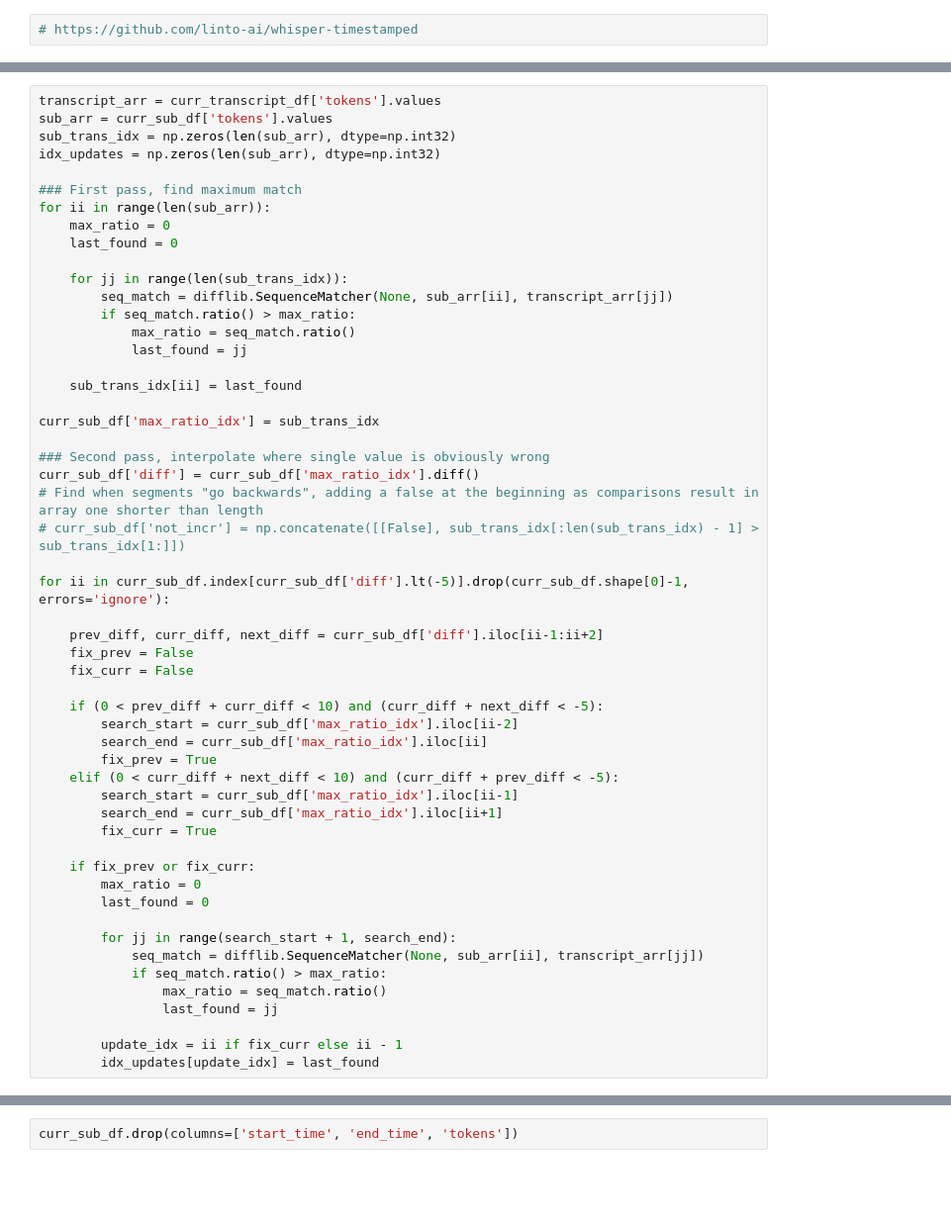
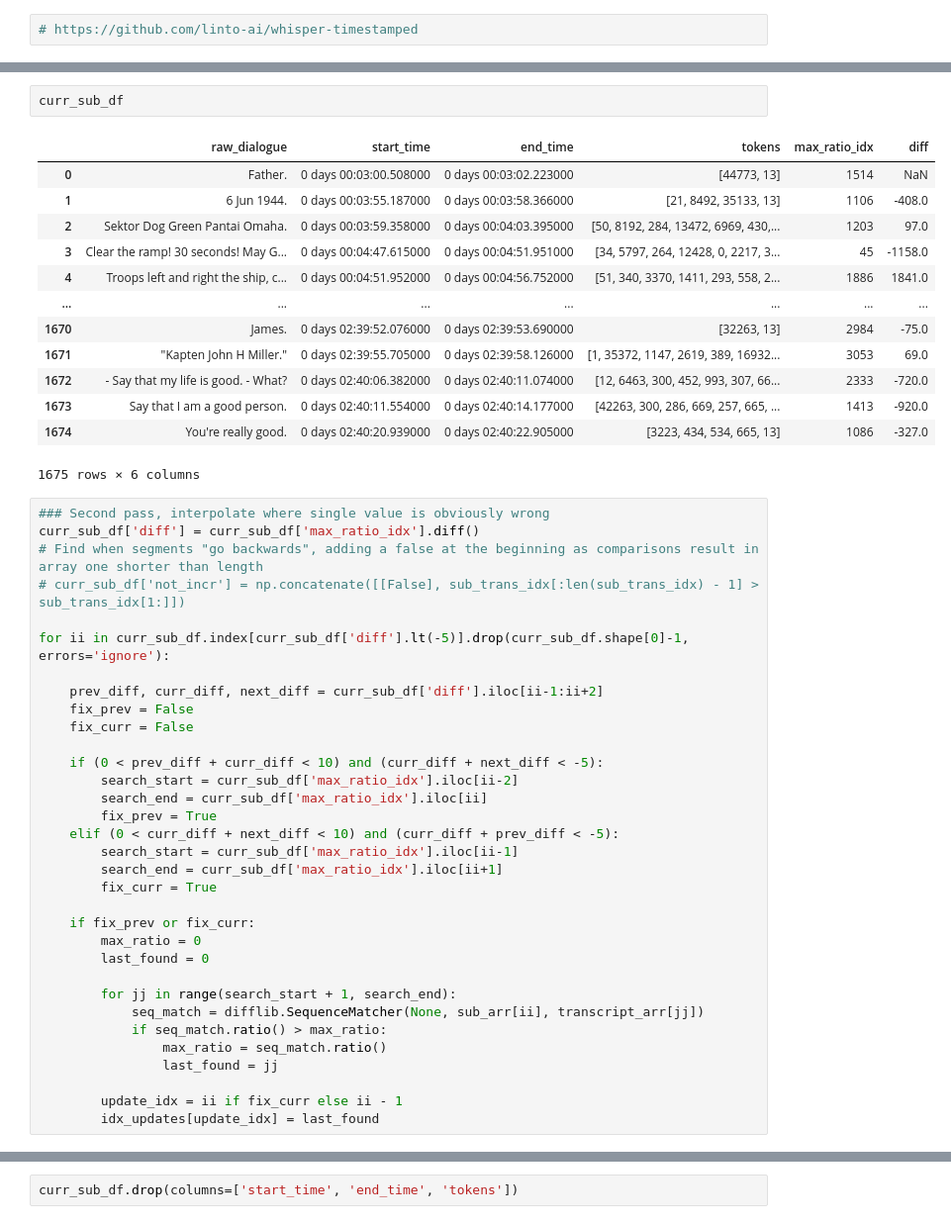
Before and after one commit to sydney-machine-learning/audiodescription-abusedetection, a Jupyter notebook: 01_audio_transcription.ipynb, the cells around one changed output, grey strips where cells are left out. Shown: that part at 99% size. Cells and saved outputs as stored; diff of their text form; blank space fills up the shorter version.

```diff
--- a/01_audio_transcription.ipynb
+++ b/01_audio_transcription.ipynb
@@ -166,24 +311,20 @@ curr_sub_df = curr_sub_df.drop(columns=['raw_time_str', 'raw_start_time', 'raw_e
+# %%
+curr_sub_df
+# %% [output]
+|  | raw_dialogue | start_time | end_time | tokens | max_ratio_idx | diff |
+| 0 | Father. | 0 days 00:03:00.508000 | 0 days 00:03:02.223000 | [44773, 13] | 1514 | NaN |
+| 1 | 6 Jun 1944. | 0 days 00:03:55.187000 | 0 days 00:03:58.366000 | [21, 8492, 35133, 13] | 1106 | -408.0 |
+| 2 | Sektor Dog Green Pantai Omaha. | 0 days 00:03:59.358000 | 0 days 00:04:03.395000 | [50, 8192, 284, 13472, 6969, 430,... | 1203 | 97.0 |
+| 3 | Clear the ramp! 30 seconds! May G... | 0 days 00:04:47.615000 | 0 days 00:04:51.951000 | [34, 5797, 264, 12428, 0, 2217, 3... | 45 | -1158.0 |
+| 4 | Troops left and right the ship, c... | 0 days 00:04:51.952000 | 0 days 00:04:56.752000 | [51, 340, 3370, 1411, 293, 558, 2... | 1886 | 1841.0 |
+| ... | ... | ... | ... | ... | ... | ... |
+| 1670 | James. | 0 days 02:39:52.076000 | 0 days 02:39:53.690000 | [32263, 13] | 2984 | -75.0 |
+| 1671 | "Kapten John H Miller." | 0 days 02:39:55.705000 | 0 days 02:39:58.126000 | [1, 35372, 1147, 2619, 389, 16932... | 3053 | 69.0 |
+| 1672 | - Say that my life is good. - What? | 0 days 02:40:06.382000 | 0 days 02:40:11.074000 | [12, 6463, 300, 452, 993, 307, 66... | 2333 | -720.0 |
+| 1673 | Say that I am a good person. | 0 days 02:40:11.554000 | 0 days 02:40:14.177000 | [42263, 300, 286, 669, 257, 665, ... | 1413 | -920.0 |
+| 1674 | You're really good. | 0 days 02:40:20.939000 | 0 days 02:40:22.905000 | [3223, 434, 534, 665, 13] | 1086 | -327.0 |
+1675 rows × 6 columns
 # %%
-transcript_arr = curr_transcript_df['tokens'].values
-sub_arr = curr_sub_df['tokens'].values
-sub_trans_idx = np.zeros(len(sub_arr), dtype=np.int32)
-idx_updates = np.zeros(len(sub_arr), dtype=np.int32)
-
-### First pass, find maximum match
-for ii in range(len(sub_arr)):
-    max_ratio = 0
-    last_found = 0
-
-    for jj in range(len(sub_trans_idx)):
-        seq_match = difflib.SequenceMatcher(None, sub_arr[ii], transcript_arr[jj])
-        if seq_match.ratio() > max_ratio:
-            max_ratio = seq_match.ratio()
-            last_found = jj
-
-    sub_trans_idx[ii] = last_found
-
-curr_sub_df['max_ratio_idx'] = sub_trans_idx
-
 ### Second pass, interpolate where single value is obviously wrong
 curr_sub_df['diff'] = curr_sub_df['max_ratio_idx'].diff()
 # Find when segments "go backwards", adding a false at the beginning as comparisons result in array one shorter than length
```
Also changed, not shown: parts of 21 cells of this notebook, 3 other files.
